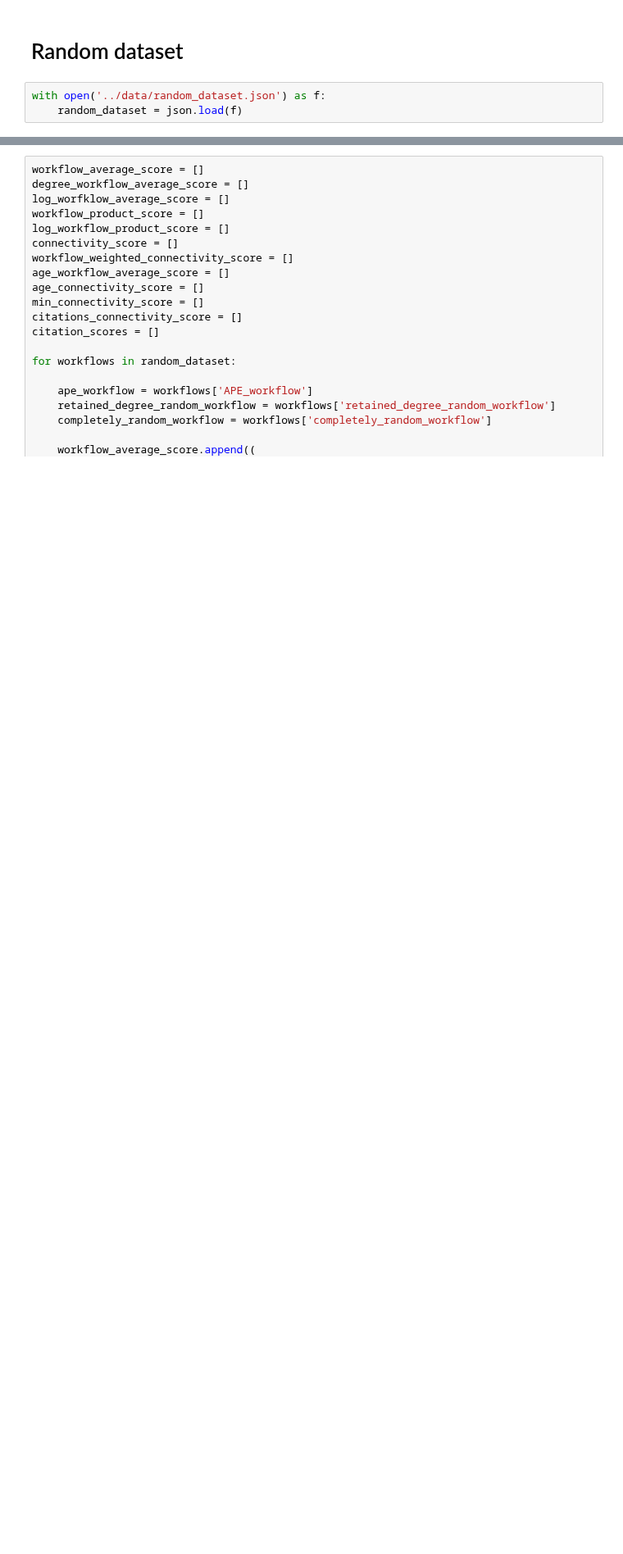
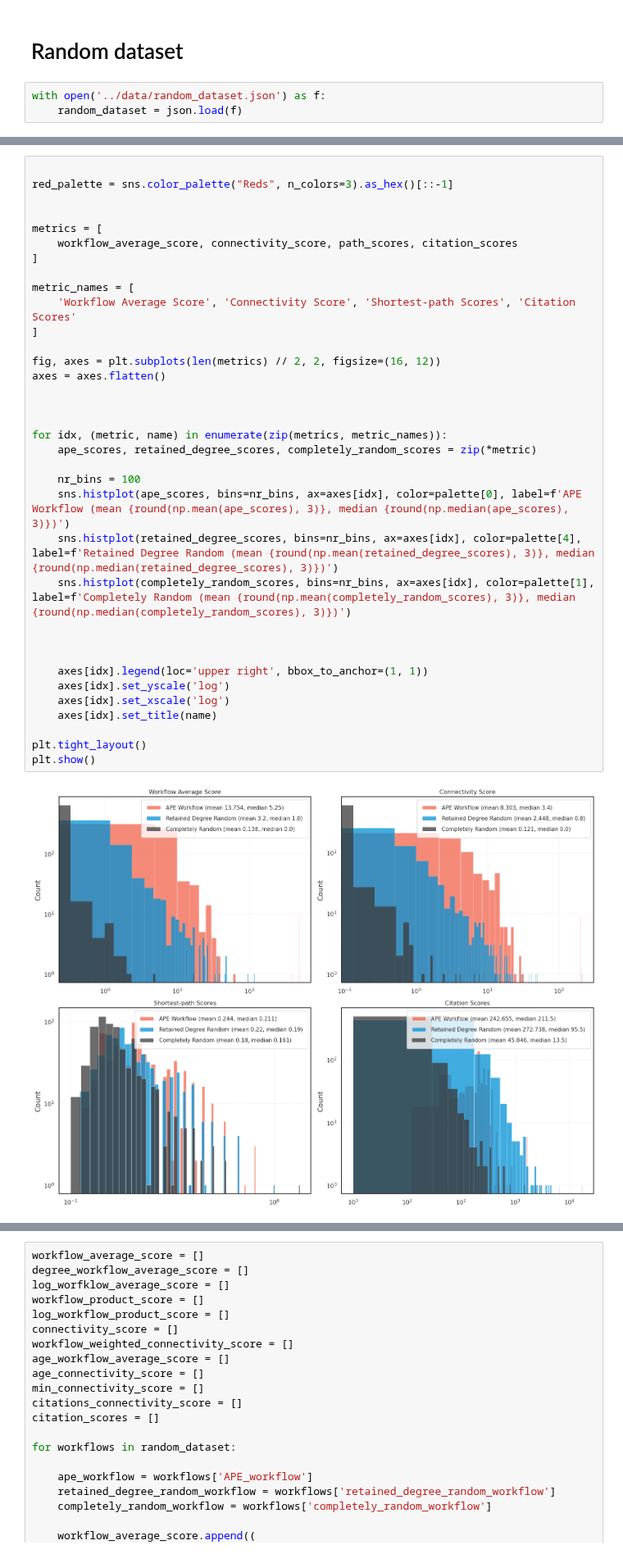
Before and after one commit to Workflomics/pubmetric, a Jupyter notebook: dev-viz-notebooks/metric_dev.ipynb, the cells around one changed output, grey strips where cells are left out. Shown at 82% size. Cells and saved outputs as stored; diff of their text form; blank space fills up the shorter version.

```diff
--- a/dev-viz-notebooks/metric_dev.ipynb
+++ b/dev-viz-notebooks/metric_dev.ipynb
@@ -316,0 +417,37 @@ with open('../data/random_dataset.json') as f:
+# %%
+
+red_palette = sns.color_palette("Reds", n_colors=3).as_hex()[::-1]
+
+
+metrics = [
+    workflow_average_score, connectivity_score, path_scores, citation_scores
+]
+
+metric_names = [
+    'Workflow Average Score', 'Connectivity Score', 'Shortest-path Scores', 'Citation Scores'
+]
+
+fig, axes = plt.subplots(len(metrics) // 2, 2, figsize=(16, 12))
+axes = axes.flatten()
+
+
+
+for idx, (metric, name) in enumerate(zip(metrics, metric_names)):
+    ape_scores, retained_degree_scores, completely_random_scores = zip(*metric)
+
+    nr_bins = 100
+    sns.histplot(ape_scores, bins=nr_bins, ax=axes[idx], color=palette[0], label=f'APE Workflow (mean {round(np.mean(ape_scores), 3)}, median {round(np.median(ape_scores), 3)})')
+    sns.histplot(retained_degree_scores, bins=nr_bins, ax=axes[idx], color=palette[4],  label=f'Retained Degree Random (mean {round(np.mean(retained_degree_scores), 3)}, median {round(np.median(retained_degree_scores), 3)})')
+    sns.histplot(completely_random_scores, bins=nr_bins, ax=axes[idx], color=palette[1], label=f'Completely Random (mean {round(np.mean(completely_random_scores), 3)}, median {round(np.median(completely_random_scores), 3)})')
+
+
+
+    axes[idx].legend(loc='upper right', bbox_to_anchor=(1, 1))
+    axes[idx].set_yscale('log')
+    axes[idx].set_xscale('log')
+    axes[idx].set_title(name)
+
+plt.tight_layout()
+plt.show()
+# %% [output]
+[figure, added]
```
Also changed, not shown: parts of 11 cells of this notebook, 5 other files.
